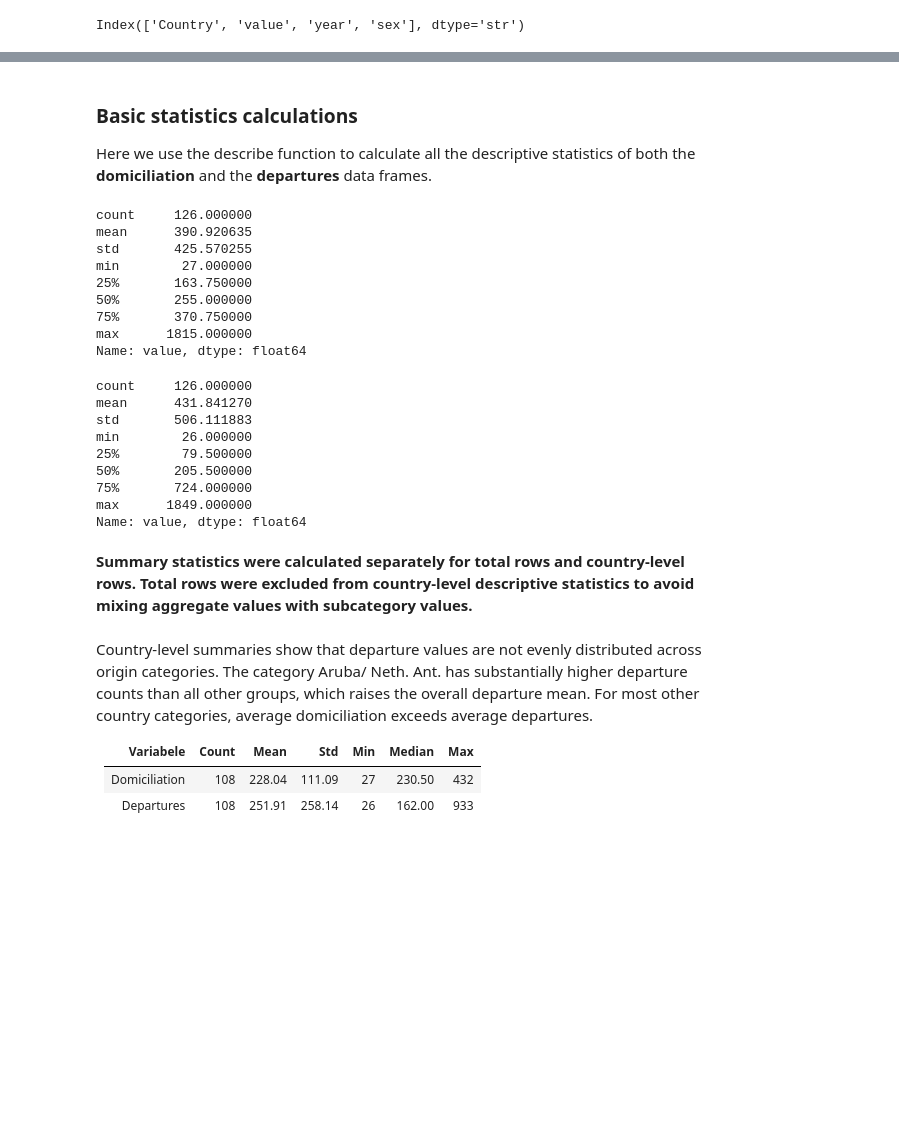
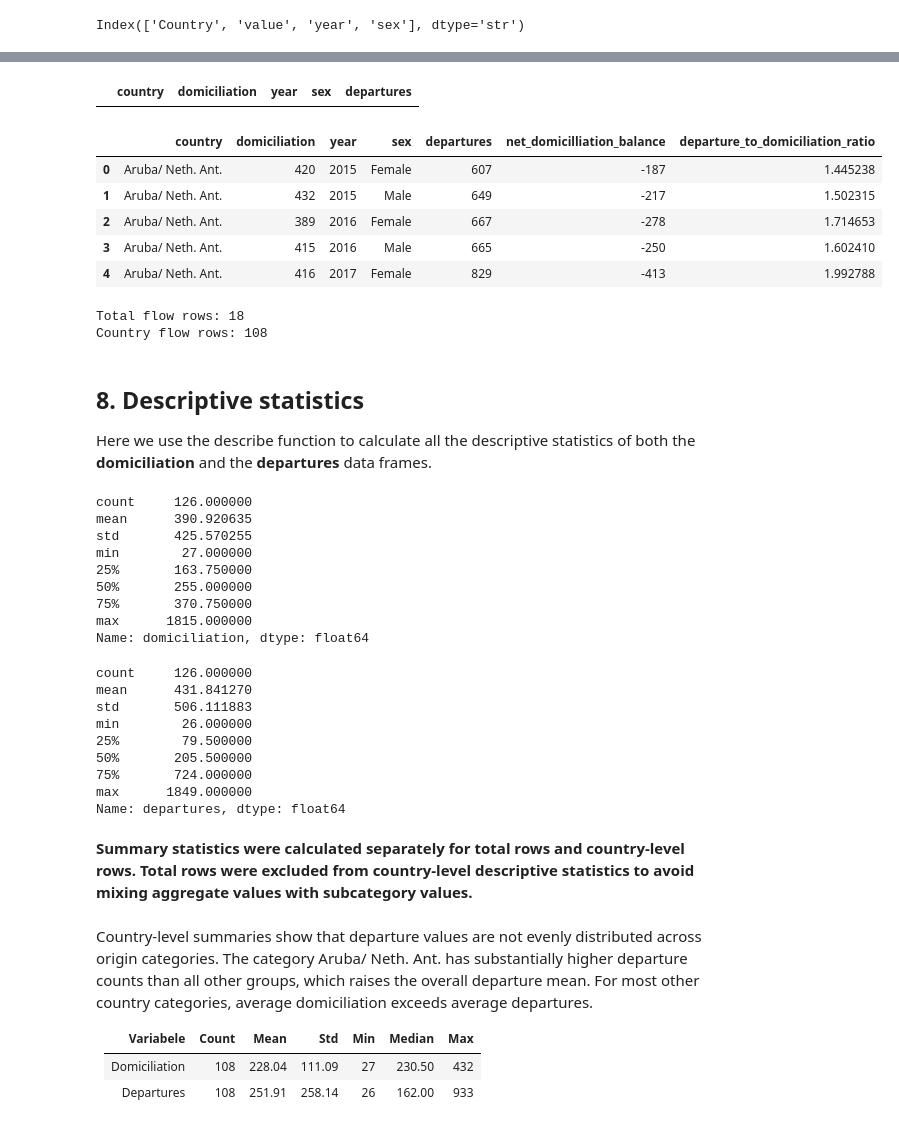
Before and after one commit to GirelliG-it/aruba_population_analyses, a Jupyter notebook: notebooks/1_11-1_12-dom-dep.ipynb, the cells around one changed output, grey strips where cells are left out. Saved outputs shown, nothing was run; the diff lists cells and outputs as text; code cells hidden in the pictures; blank space fills up the shorter version.

```diff
--- a/notebooks/1_11-1_12-dom-dep.ipynb
+++ b/notebooks/1_11-1_12-dom-dep.ipynb
@@ -93,0 +132,11 @@ Index(['Country', 'value', 'year', 'sex'], dtype='str')
+# %%
+# Merge domiciliation and departures into one flow table
+
+flow = dom_df.merge(
+    dep_df,
+    on=["country", "year", "sex"],
+    how="outer",
+    validate="one_to_one"
+)
+
+flow.head()
@@ -94,12 +150,51 @@ Index(['Country', 'value', 'year', 'sex'], dtype='str')
+# %%
+flow[
+    flow["domiciliation"].isna() |
+    flow["departures"].isna()
+]
+# %% [output]
+|  | country | domiciliation | year | sex | departures |
+# %%
+# Calculate registration-based balance
+
+flow["net_domicilliation_balance"] = (
+    flow["domiciliation"] - flow["departures"]
+)
+
+flow["departure_to_domiciliation_ratio"] = np.where(
+    flow["domiciliation"] > 0,
+    flow["departures"] / flow["domiciliation"],
+    np.nan
+)
+
+flow.head()
+# %% [output]
+|  | country | domiciliation | year | sex | departures | net_domicilliation_balance | departure_to_domiciliation_ratio |
+| 0 | Aruba/ Neth. Ant. | 420 | 2015 | Female | 607 | -187 | 1.445238 |
+| 1 | Aruba/ Neth. Ant. | 432 | 2015 | Male | 649 | -217 | 1.502315 |
+| 2 | Aruba/ Neth. Ant. | 389 | 2016 | Female | 667 | -278 | 1.714653 |
+| 3 | Aruba/ Neth. Ant. | 415 | 2016 | Male | 665 | -250 | 1.602410 |
+| 4 | Aruba/ Neth. Ant. | 416 | 2017 | Female | 829 | -413 | 1.992788 |
+# %%
+# Split aggregate Total rows from country-level rows
+
+total_flow = flow[flow["country"].eq("Total")].copy()
+country_flow = flow[~flow["country"].eq("Total")].copy()
+
+print("Total flow rows:", total_flow.shape[0])
+print("Country flow rows:", country_flow.shape[0])
+# %% [output]
+Total flow rows: 18
+Country flow rows: 108
 # %% [markdown]
-### Basic statistics calculations
+## 8. Descriptive statistics
 
 Here we use the describe function to calculate all the descriptive statistics of both the **domiciliation** and the **departures** data frames.
 # %%
-total_dom_df = dom_df[dom_df["Country"].eq("Total Domociliation")].copy()
-country_dom_df = dom_df[~dom_df["Country"].eq("Total Domiciliation")].copy()
+total_dom_df = dom_df[dom_df["country"].eq("Total Domociliation")].copy()
+country_dom_df = dom_df[~dom_df["country"].eq("Total Domiciliation")].copy()
 
-country_dom_df["value"].describe()
+country_dom_df["domiciliation"].describe()
 # %% [output]
 count     126.000000
 mean      390.920635
@@ -109,12 +204,12 @@ min        27.000000
 50%       255.000000
 75%       370.750000
 max      1815.000000
-Name: value, dtype: float64
+Name: domiciliation, dtype: float64
 # %%
-total_dep_df = dep_df[dep_df["Country"].eq("Total Departures")].copy()
-country_dep_df = dep_df[~dep_df["Country"].eq("Total Departures")].copy()
+total_dep_df = dep_df[dep_df["country"].eq("Total Departures")].copy()
+country_dep_df = dep_df[~dep_df["country"].eq("Total Departures")].copy()
 
-country_dep_df["value"].describe()
+country_dep_df["departures"].describe()
 # %% [output]
 count     126.000000
 mean      431.841270
@@ -124,7 +219,7 @@ min        26.000000
 50%       205.500000
 75%       724.000000
 max      1849.000000
-Name: value, dtype: float64
+Name: departures, dtype: float64
 # %% [markdown]
 **Summary statistics were calculated separately for total rows and country-level rows. Total rows were excluded from country-level descriptive statistics to avoid mixing aggregate values with subcategory values.**\
 \
```
Also changed, not shown: parts of 16 cells of this notebook, 1 other file.
